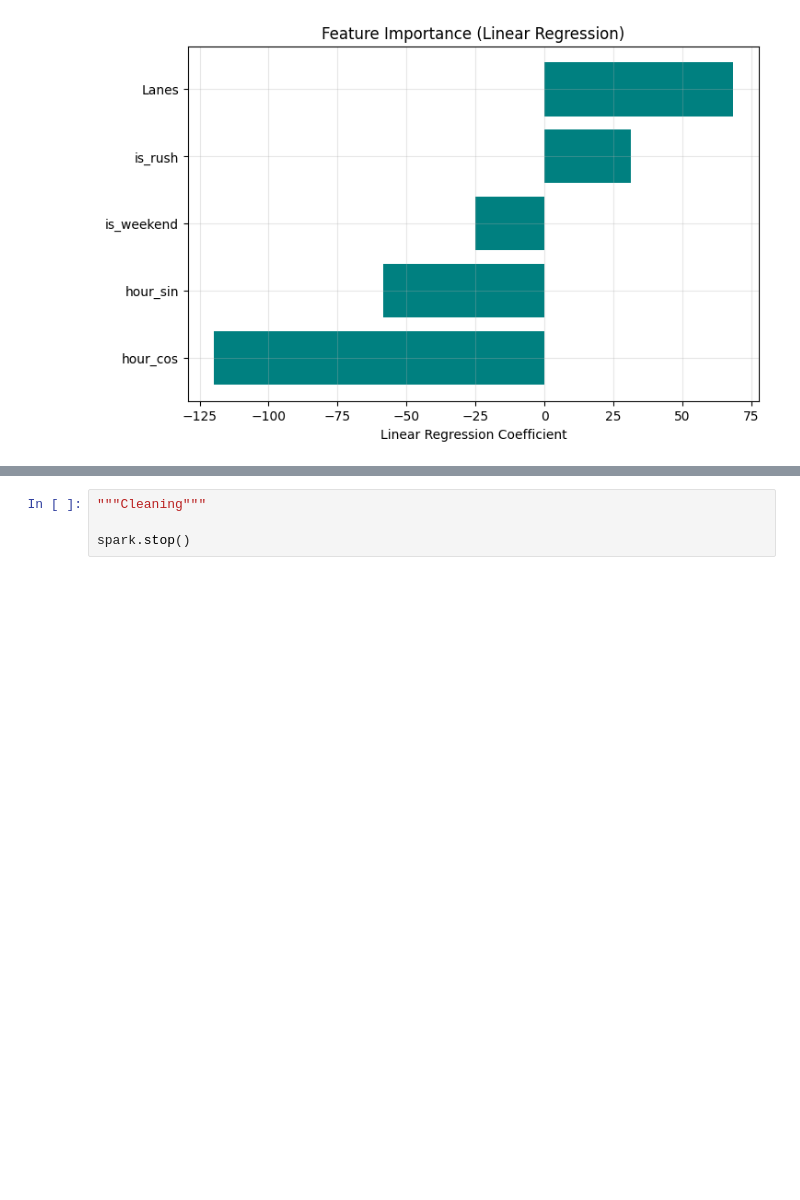
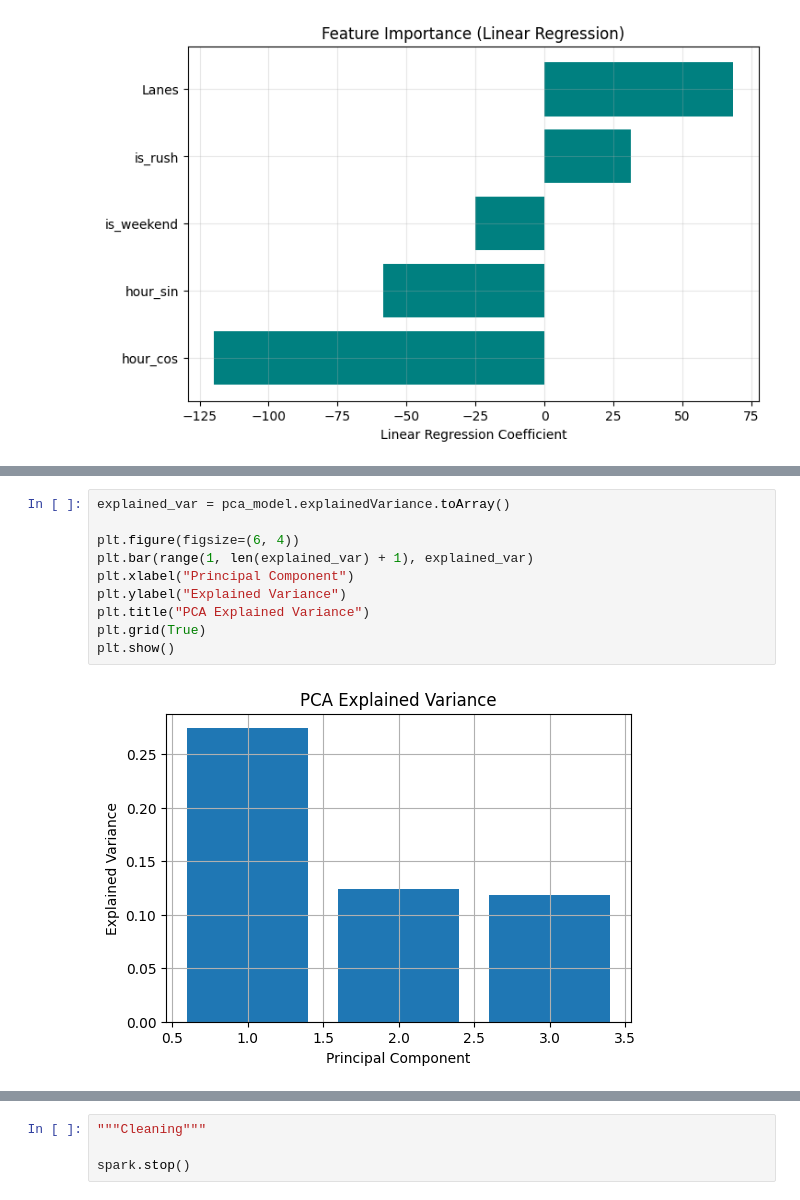
Before and after one commit to teodor2002/Big-Data-Traffic-Analysis-Project, a Jupyter notebook: Code/ML_Algorithms/03_simple_ML_algorithms.ipynb, the cells around one changed output, grey strips where cells are left out. Saved outputs shown, nothing was run; the diff lists cells and outputs as text; blank space fills up the shorter version.

```diff
--- a/Code/ML_Algorithms/03_simple_ML_algorithms.ipynb
+++ b/Code/ML_Algorithms/03_simple_ML_algorithms.ipynb
@@ -291,0 +324,12 @@ plt.show()
+# %%
+explained_var = pca_model.explainedVariance.toArray()
+
+plt.figure(figsize=(6, 4))
+plt.bar(range(1, len(explained_var) + 1), explained_var)
+plt.xlabel("Principal Component")
+plt.ylabel("Explained Variance")
+plt.title("PCA Explained Variance")
+plt.grid(True)
+plt.show()
+# %% [output]
+[figure, added]
```
Also changed, not shown: parts of 20 cells of this notebook, 4 other files.
